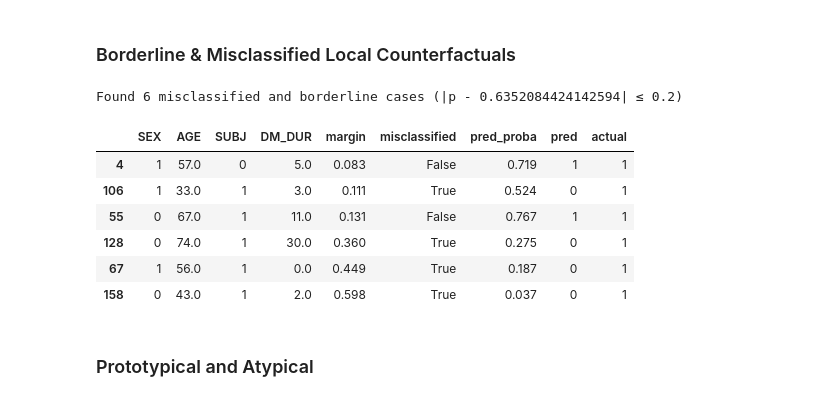
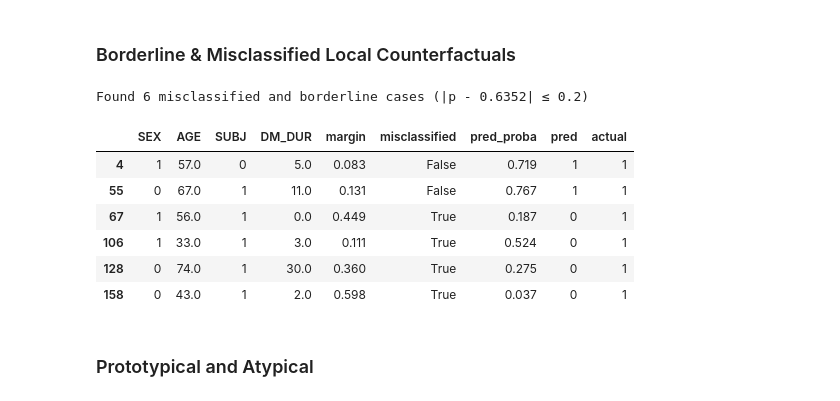
Before and after one commit to acbriza/dpn2026, a Jupyter notebook: module/counterfactuals.ipynb, the cells around one changed output. Cells and saved outputs as stored; diff of their text form; code cells hidden in the pictures.

Commit message:
update get_instances_of_interest

```diff
--- a/module/counterfactuals.ipynb
+++ b/module/counterfactuals.ipynb
@@ -278,13 +278,13 @@ Diverse Counterfactual set (new outcome: 0)
 # %%
 from utils2 import counterfactuals as cf
 # %%
-borderline_df = cf.get_instances_of_interest(wrapped_model, X_test, y_test, threshold, delta=0.2)
+borderline_df = cf.get_instances_of_interest(wrapped_model, X_test, y_test, config=config, split_index=midx, threshold=threshold, delta=0.2, savedir=outputdir)
 # %% [output]
-Found 6 misclassified and borderline cases (|p - 0.6352084424142594| ≤ 0.2)
+Found 6 misclassified and borderline cases (|p - 0.6352| ≤ 0.2)
 |  | SEX | AGE | SUBJ | DM_DUR | margin | misclassified | pred_proba | pred | actual |
 | 4 | 1 | 57.0 | 0 | 5.0 | 0.083 | False | 0.719 | 1 | 1 |
+| 55 | 0 | 67.0 | 1 | 11.0 | 0.131 | False | 0.767 | 1 | 1 |
+| 67 | 1 | 56.0 | 1 | 0.0 | 0.449 | True | 0.187 | 0 | 1 |
 | 106 | 1 | 33.0 | 1 | 3.0 | 0.111 | True | 0.524 | 0 | 1 |
-| 55 | 0 | 67.0 | 1 | 11.0 | 0.131 | False | 0.767 | 1 | 1 |
 | 128 | 0 | 74.0 | 1 | 30.0 | 0.360 | True | 0.275 | 0 | 1 |
-| 67 | 1 | 56.0 | 1 | 0.0 | 0.449 | True | 0.187 | 0 | 1 |
 | 158 | 0 | 43.0 | 1 | 2.0 | 0.598 | True | 0.037 | 0 | 1 |
```
Also changed, not shown: parts of 1 cell of this notebook, 1 other file.
